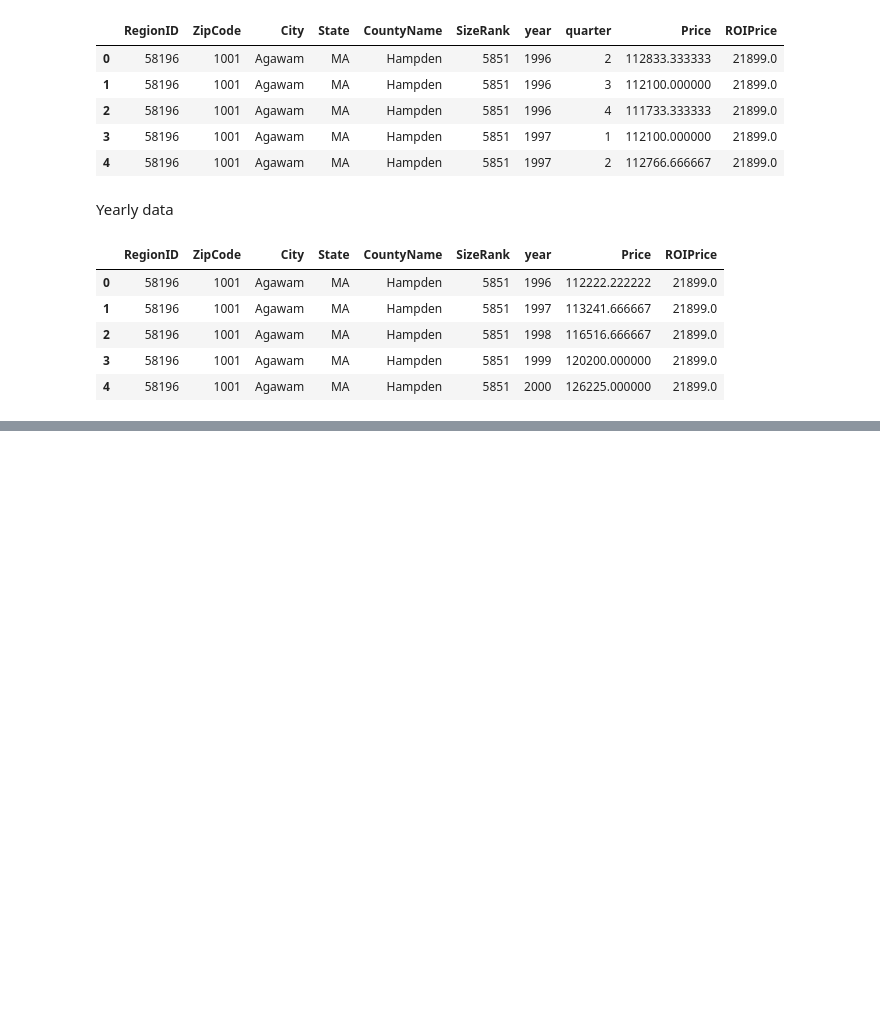
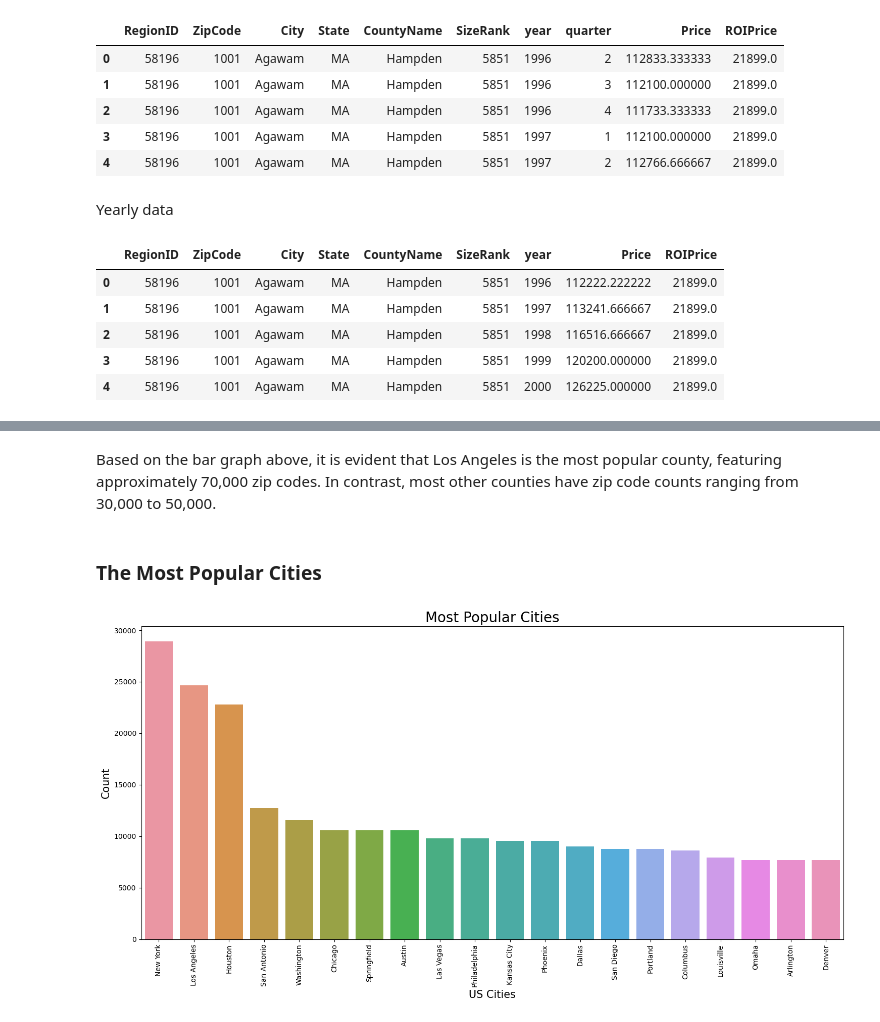
Before and after one commit to PaulMuniu/Phase-4-Group-Project, a Jupyter notebook: Student.ipynb, the cells around one changed output, grey strips where cells are left out. Saved outputs shown, nothing was run; the diff lists cells and outputs as text; code cells hidden in the pictures; blank space fills up the shorter version.

```diff
--- a/Student.ipynb
+++ b/Student.ipynb
@@ -473,0 +489,16 @@ df_yearly.head()
+# %% [markdown]
+Based on the bar graph above, it is evident that Los Angeles is the most popular county, featuring approximately 70,000 zip codes. In contrast, most other counties have zip code counts ranging from 30,000 to 50,000.
+# %% [markdown]
+### The Most Popular Cities
+# %%
+# plotting the most popular cities in the dataset
+plt.figure(figsize=(15,8))
+sns.countplot(x='City', data=data, order=data.City.value_counts().index[:20])
+plt.xlabel("US Cities",fontsize=15)
+plt.ylabel("Count",fontsize=15)
+plt.title("Most Popular Cities",fontsize=20)
+plt.xticks(rotation=90) # Rotate x-axis labels for better readability
+plt.tight_layout() # Adjust layout for better spacing
+plt.show()
+# %% [output]
+[figure, added]
```
Also changed, not shown: parts of 9 cells of this notebook.
